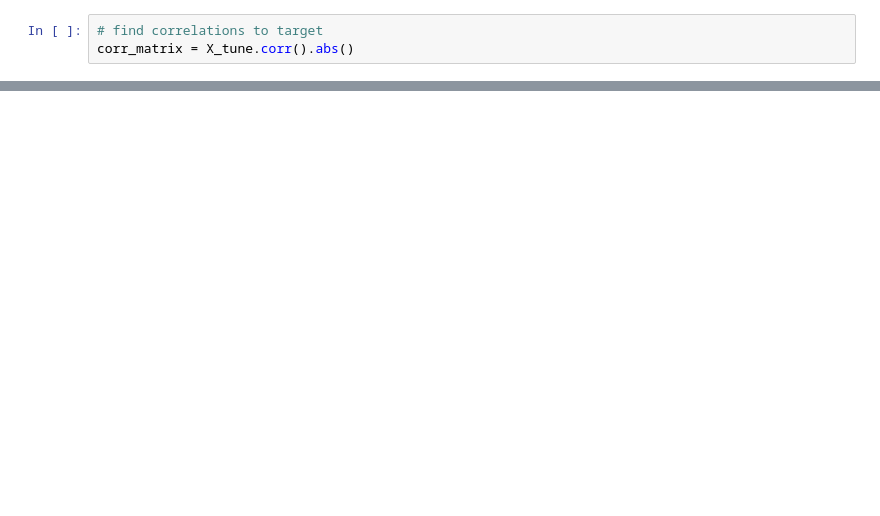
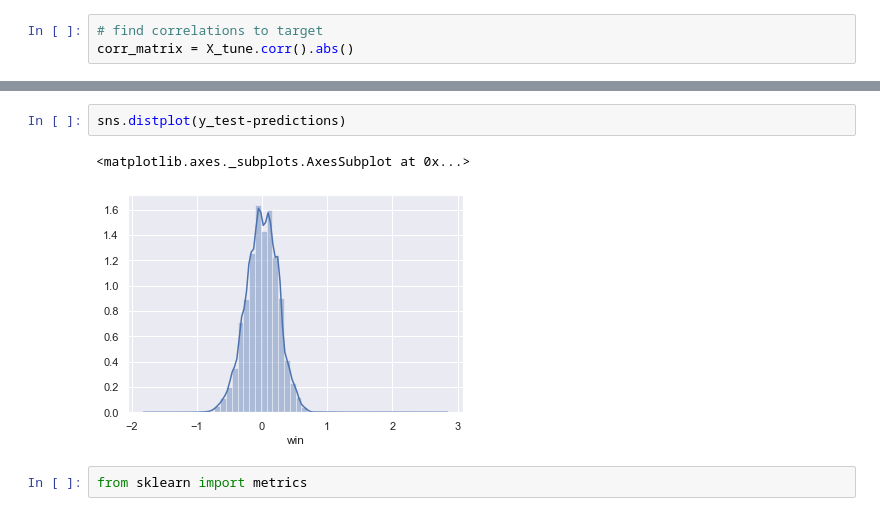
Before and after one commit to datascitriguy/springboard, a Jupyter notebook: Step 4 - Building a Model.ipynb, the cells around one changed output, grey strips where cells are left out. Drawn from its saved outputs; the diff is of its cells as text; blank space fills up the shorter version.

```diff
--- a/Step 4 - Building a Model.ipynb
+++ b/Step 4 - Building a Model.ipynb
@@ -139,0 +179,7 @@ Name: points_won_percent, dtype: float64
+# %%
+sns.distplot(y_test-predictions)
+# %% [output]
+<matplotlib.axes._subplots.AxesSubplot at 0x...>
+[figure, added]
+# %%
+from sklearn import metrics
```
Also changed, not shown: parts of 17 cells of this notebook.
